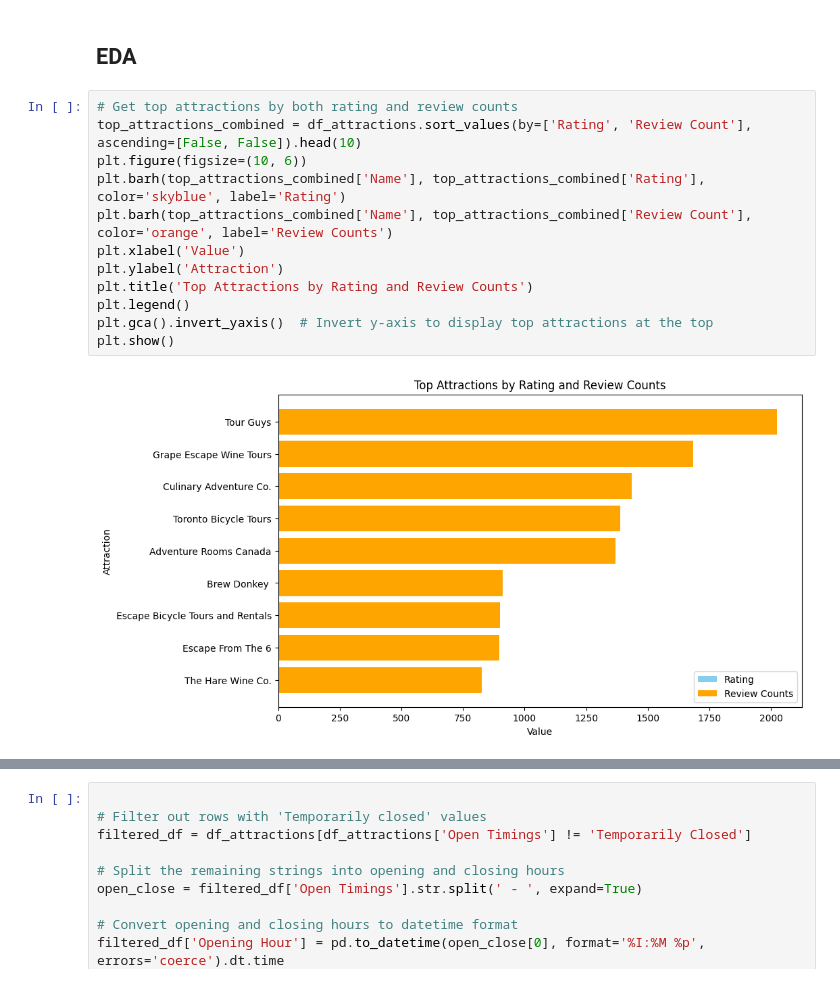
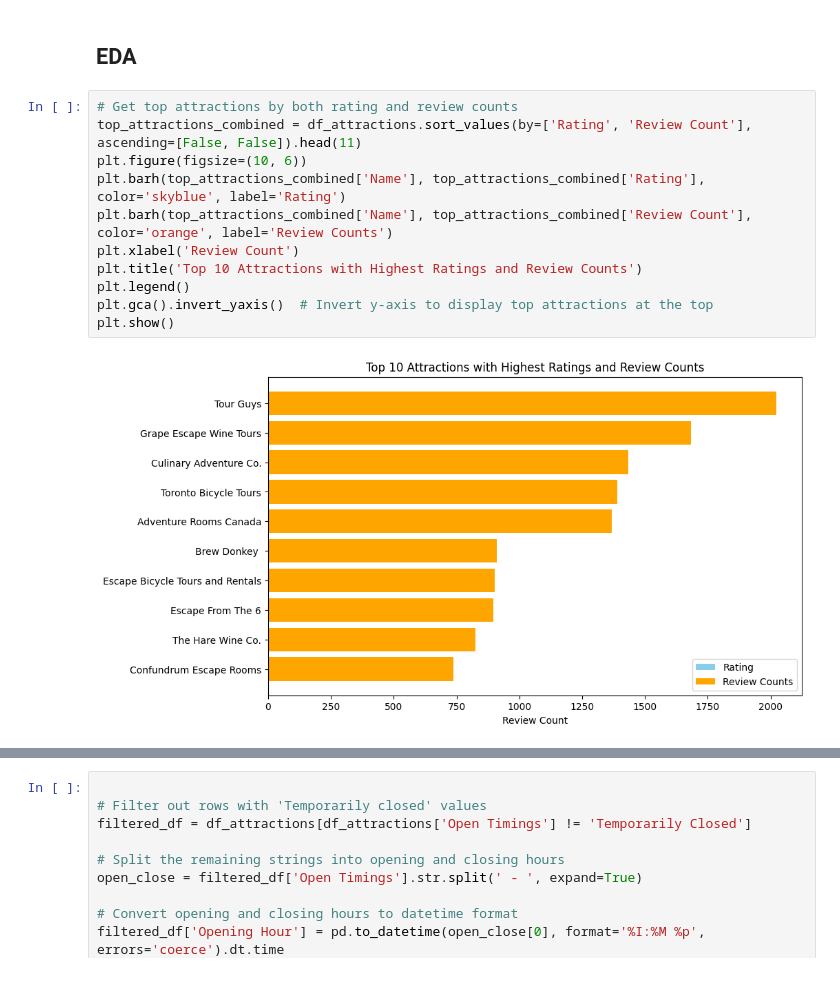
Before and after one commit to bhumikar12/Hidden-Gems-of-Ontario, a Jupyter notebook: Hidden-Gems-Of-Ontario.ipynb, the cells around one changed output, grey strips where cells are left out. Saved outputs shown, nothing was run; the diff lists cells and outputs as text.

```diff
--- a/Hidden-Gems-Of-Ontario.ipynb
+++ b/Hidden-Gems-Of-Ontario.ipynb
@@ -26,18 +26,17 @@ df_attractions.head()
 ## EDA
 # %%
 # Get top attractions by both rating and review counts
-top_attractions_combined = df_attractions.sort_values(by=['Rating', 'Review Count'], ascending=[False, False]).head(10)
+top_attractions_combined = df_attractions.sort_values(by=['Rating', 'Review Count'], ascending=[False, False]).head(11)
 plt.figure(figsize=(10, 6))
 plt.barh(top_attractions_combined['Name'], top_attractions_combined['Rating'], color='skyblue', label='Rating')
 plt.barh(top_attractions_combined['Name'], top_attractions_combined['Review Count'], color='orange', label='Review Counts')
-plt.xlabel('Value')
-plt.ylabel('Attraction')
-plt.title('Top Attractions by Rating and Review Counts')
+plt.xlabel('Review Count')
+plt.title('Top 10 Attractions with Highest Ratings and Review Counts')
 plt.legend()
 plt.gca().invert_yaxis()  # Invert y-axis to display top attractions at the top
 plt.show()
 # %% [output]
-[figure, old version]
+[figure, new version]
 # %%
 # Group attractions by category and count the number of attractions in each category
 category_counts = df_attractions['Category'].value_counts()
```
Also changed, not shown: parts of 3 cells of this notebook.
